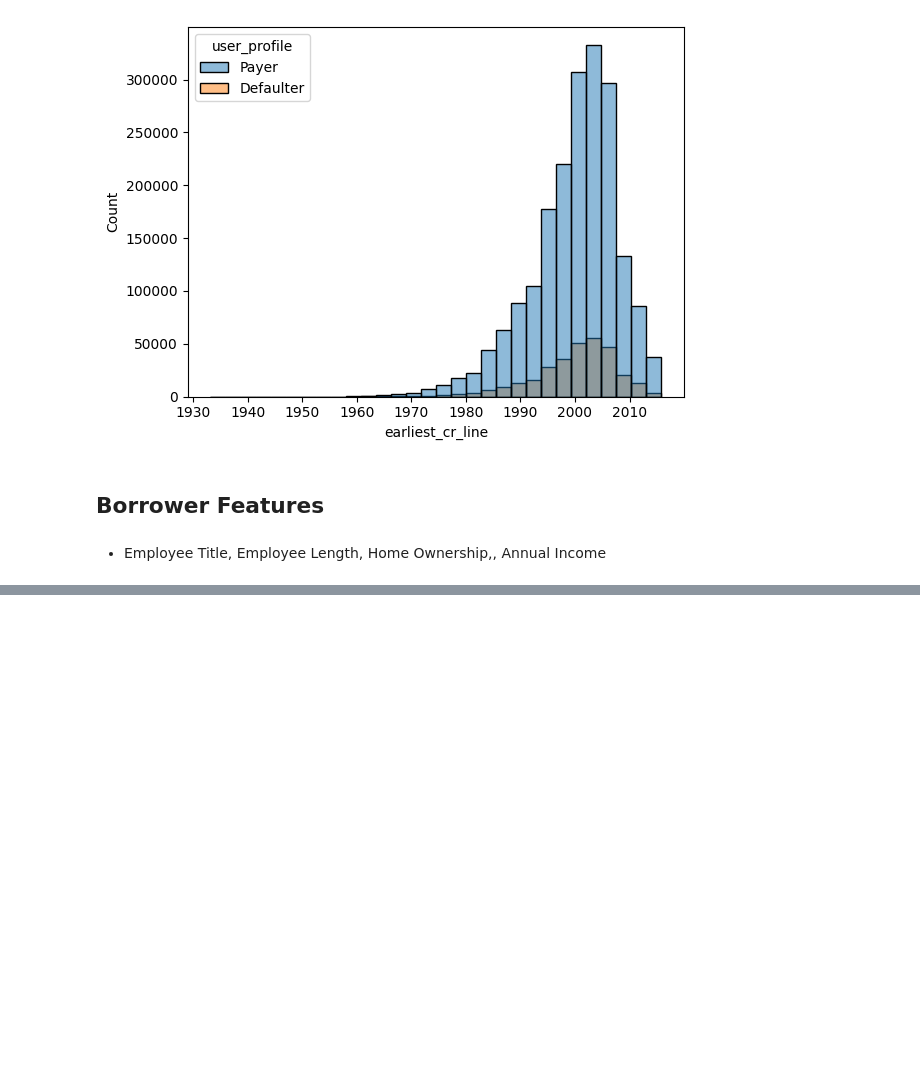
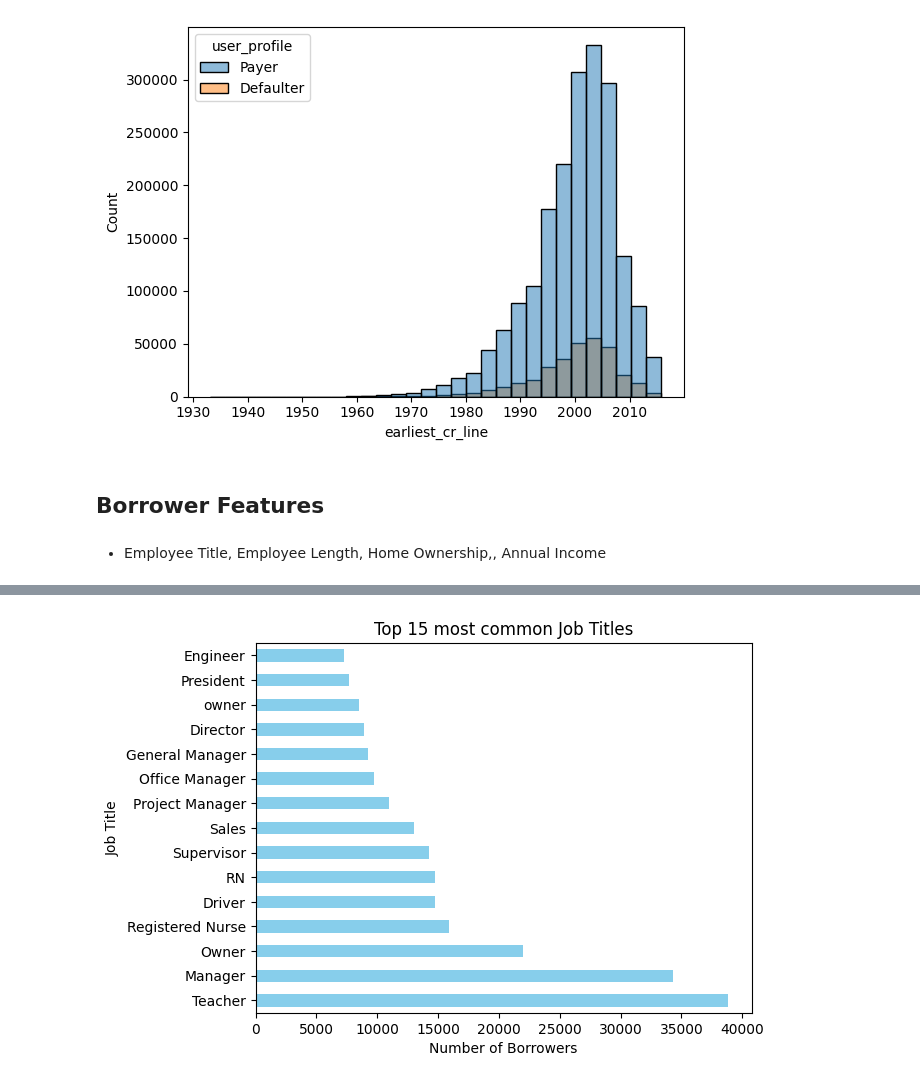
Before and after one commit to Kritika-19/loan-lending, a Jupyter notebook: notebooks/eda.ipynb, the cells around one changed output, grey strips where cells are left out. Cells and saved outputs as stored; diff of their text form; code cells hidden in the pictures; blank space fills up the shorter version.

Commit message:
Borrower EDA

```diff
--- a/notebooks/eda.ipynb
+++ b/notebooks/eda.ipynb
@@ -309,0 +320,9 @@ df['emp_title'].value_counts
+# %%
+top_jobs = df['emp_title'].value_counts().nlargest(15)
+top_jobs.plot(kind = 'barh', color='skyblue')
+plt.title("Top 15 most common Job Titles")
+plt.xlabel("Number of Borrowers")
+plt.ylabel("Job Title")
+plt.show()
+# %% [output]
+[figure, added]
```
Also changed, not shown: parts of 8 cells of this notebook.
